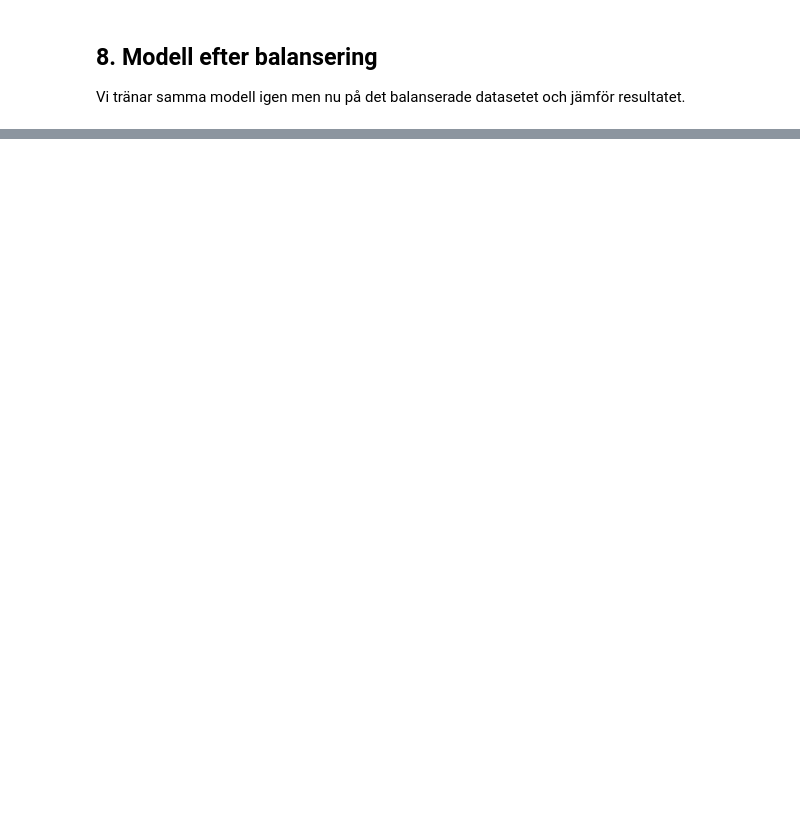
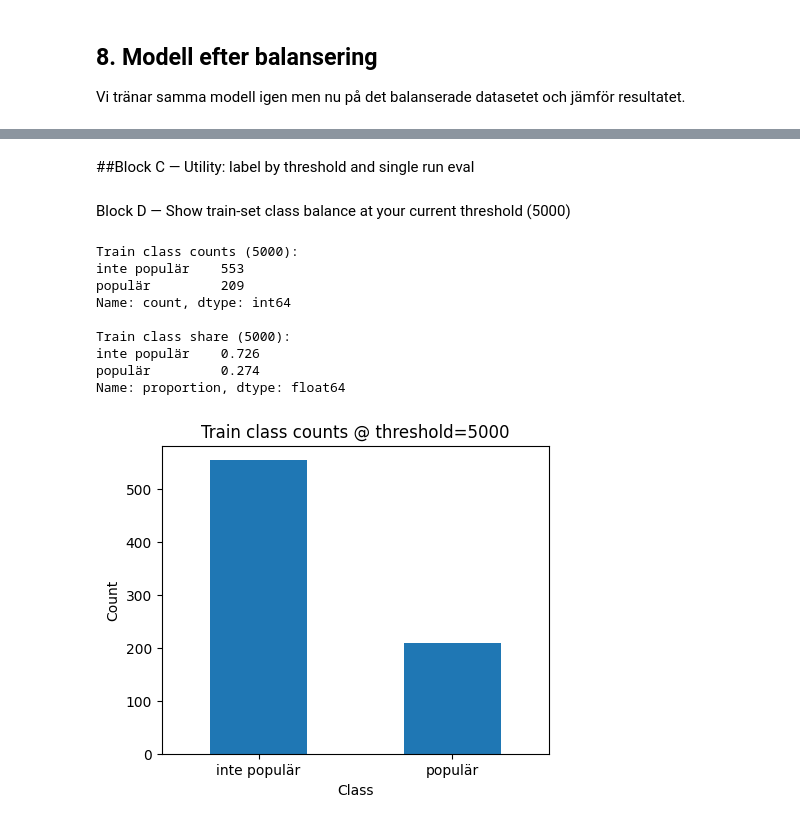
Before and after one commit to Rupana84/spotify_examuppgifter_numpy, a Jupyter notebook: spotify_examuppgift_numpy.ipynb, the cells around one changed output, grey strips where cells are left out. Saved outputs shown, nothing was run; the diff lists cells and outputs as text; code cells hidden in the pictures; blank space fills up the shorter version.

```diff
--- a/spotify_examuppgift_numpy.ipynb
+++ b/spotify_examuppgift_numpy.ipynb
@@ -115,0 +190,56 @@ print(classification_report(y_test, y_pred))
+# %% [markdown]
+##Block C — Utility: label by threshold and single run eval
+# %%
+def label_by_threshold(threshold):
+    """Return y labels using playlists >= threshold as 'populär'."""
+    return np.where(df["in_spotify_playlists"] >= threshold, "populär", "inte populär")
+
+def run_once(X, y, oversample=False, seed=42):
+    """Train/test split, optional oversample, LogisticRegression, return metrics and preds."""
+    Xtr, Xte, ytr, yte = train_test_split(X, y, test_size=0.2, random_state=seed, stratify=y)
+    if oversample:
+        ros = RandomOverSampler(random_state=seed)
+        Xtr, ytr = ros.fit_resample(Xtr, ytr)
+    clf = LogisticRegression(max_iter=1000, random_state=seed)
+    clf.fit(Xtr, ytr)
+    yhat = clf.predict(Xte)
+    acc = accuracy_score(yte, yhat)
+    f1  = f1_score(yte, yhat, average="macro")
+    return acc, f1, (yte, yhat), clf, (Xtr, Xte, ytr, yte)
+# %% [markdown]
+Block D — Show train-set class balance at your current threshold (5000)
+# %%
+# Rebuild y at 5000 to be explicit
+y_5000 = label_by_threshold(5000)
+
+# Split once to report TRAIN distribution (teacher asked for train set)
+Xtr, Xte, ytr, yte = train_test_split(
+    X, y_5000, test_size=0.2, random_state=42, stratify=y_5000
+)
+
+# Convert ytr to Series so we can use value_counts()
+ytr = pd.Series(ytr)
+
+print("Train class counts (5000):")
+print(ytr.value_counts())
+print("\nTrain class share (5000):")
+print(ytr.value_counts(normalize=True).round(3))
+
+# Plot train distribution
+plt.figure(figsize=(5,4))
+ytr.value_counts().plot(kind="bar")
+plt.title("Train class counts @ threshold=5000")
+plt.xlabel("Class"); plt.ylabel("Count")
+plt.xticks(rotation=0)
+plt.show()
+# %% [output]
+Train class counts (5000):
+inte populär    553
+populär         209
+Name: count, dtype: int64
+
+Train class share (5000):
+inte populär    0.726
+populär         0.274
+Name: proportion, dtype: float64
+[figure, added]
```
Also changed, not shown: parts of 19 cells of this notebook, 1 other file.
